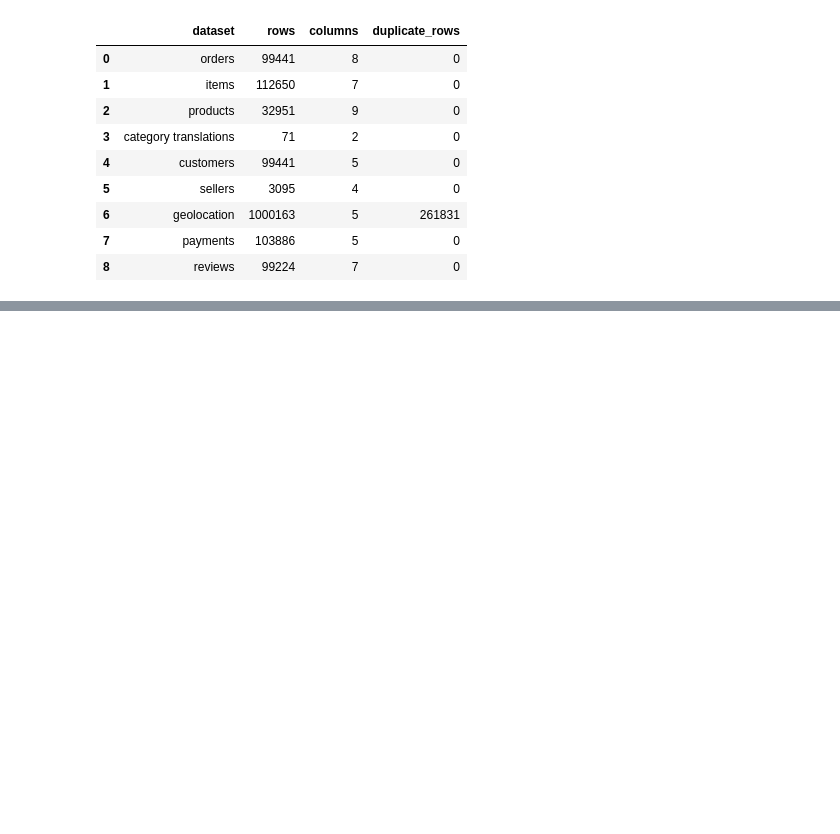
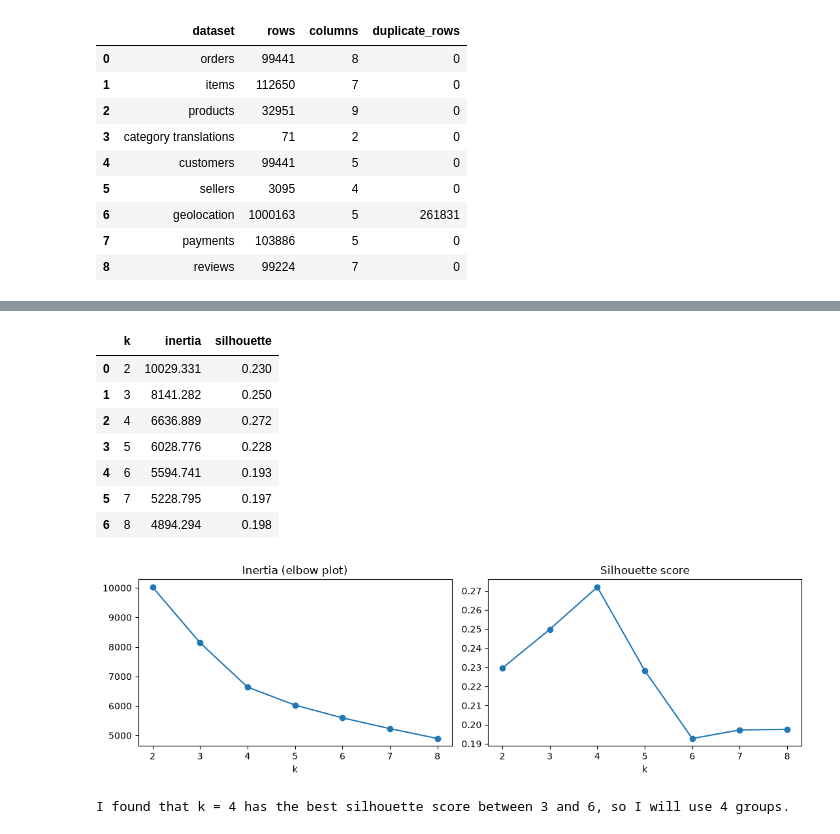
Before and after one commit to NoelIkwap/Data_Mining_Exam, a Jupyter notebook: Data_Mining_Exam.ipynb, the cells around one changed output, grey strips where cells are left out. Saved outputs shown, nothing was run; the diff lists cells and outputs as text; code cells hidden in the pictures; blank space fills up the shorter version.

Commit message:
Data_Mining_Exam

```diff
--- a/Data_Mining_Exam.ipynb
+++ b/Data_Mining_Exam.ipynb
@@ -1085,0 +788,50 @@ Notebook workflow completed. Review all tables, plots and printed metrics before
+# %%
+MIN_ORDERS = 5
+seller_cluster_data = seller_profile[seller_profile["order_count"].fillna(0) >= MIN_ORDERS].copy()
+
+seller_cluster_data["log_sales"] = np.log1p(seller_cluster_data["sales_value"].clip(lower=0))
+seller_cluster_data["log_orders"] = np.log1p(seller_cluster_data["order_count"].clip(lower=0))
+model_features = [
+    "log_sales", "log_orders", "average_item_price",
+    "average_freight", "average_delivery_days", "late_rate"
+]
+has_review = "average_review_score" in seller_cluster_data.columns
+if has_review:
+    model_features.append("average_review_score")
+
+X_imp = SimpleImputer(strategy="median").fit_transform(seller_cluster_data[model_features])
+X_scaled = StandardScaler().fit_transform(X_imp)
+
+k_rows = []
+for k in range(2, 9):
+    km = KMeans(n_clusters=k, random_state=RANDOM_STATE, n_init=10).fit(X_scaled)
+    k_rows.append({"k": k, "inertia": km.inertia_, "silhouette": silhouette_score(X_scaled, km.labels_)})
+k_table = pd.DataFrame(k_rows)
+display(k_table.round(3))
+
+fig, axes = plt.subplots(1, 2, figsize=(11, 3.5))
+axes[0].plot(k_table["k"], k_table["inertia"], marker="o"); axes[0].set_title("Inertia (elbow plot)"); axes[0].set_xlabel("k")
+axes[1].plot(k_table["k"], k_table["silhouette"], marker="o"); axes[1].set_title("Silhouette score"); axes[1].set_xlabel("k")
+plt.tight_layout()
+plt.show()
+
+best_k = int(k_table[k_table["k"].between(3, 6)].sort_values("silhouette", ascending=False).iloc[0]["k"])
+print(f"I found that k = {best_k} has the best silhouette score between 3 and 6, so I will use {best_k} groups.")
+
+kmeans = KMeans(n_clusters=best_k, random_state=RANDOM_STATE, n_init=10)
+seller_cluster_data["seller_segment"] = kmeans.fit_predict(X_scaled)
+
+seller_profile = seller_profile.merge(
+    seller_cluster_data[["seller_id", "seller_segment"]], on="seller_id", how="left"
+)
+# %% [output]
+|  | k | inertia | silhouette |
+| 0 | 2 | 10029.331 | 0.230 |
+| 1 | 3 | 8141.282 | 0.250 |
+| 2 | 4 | 6636.889 | 0.272 |
+| 3 | 5 | 6028.776 | 0.228 |
+| 4 | 6 | 5594.741 | 0.193 |
+| 5 | 7 | 5228.795 | 0.197 |
+| 6 | 8 | 4894.294 | 0.198 |
+[figure, added]
+I found that k = 4 has the best silhouette score between 3 and 6, so I will use 4 groups.
```
Also changed, not shown: parts of 77 cells of this notebook.
